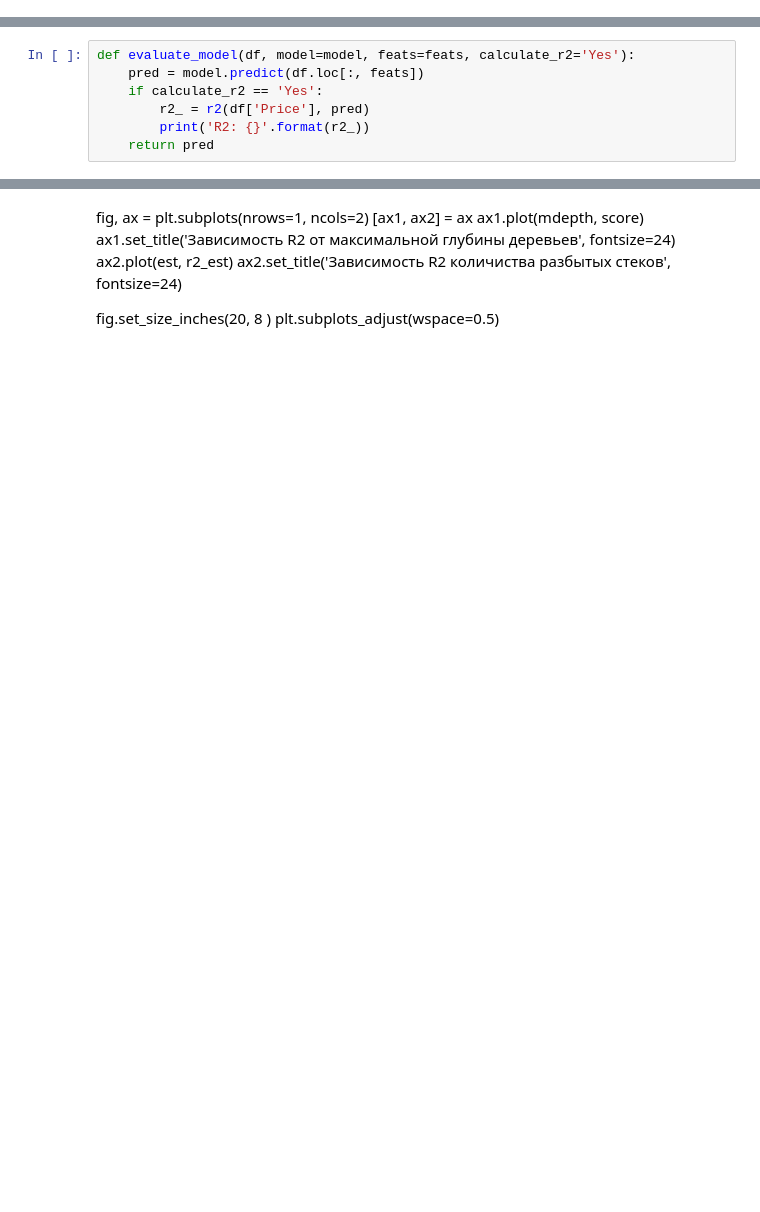
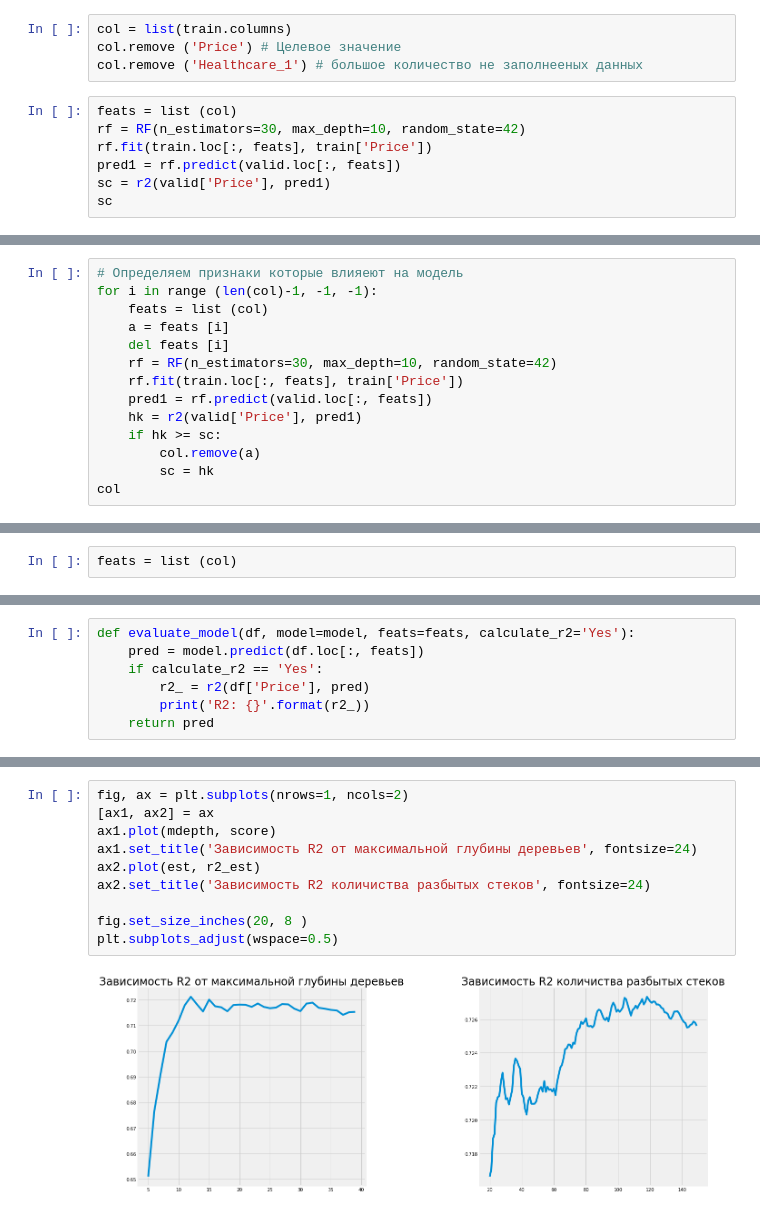
Before and after one commit to Valdert-13/Python-for-Data-Science, a Jupyter notebook: Проект/Проект.ipynb, the cells around one changed output, grey strips where cells are left out. Saved outputs shown, nothing was run; the diff lists cells and outputs as text; blank space fills up the shorter version.

```diff
--- a/Проект/Проект.ipynb
+++ b/Проект/Проект.ipynb
@@ -257,0 +270,11 @@ feats_1.remove('Id') # Т.к. индификатор не должен влия
+# %%
+col = list(train.columns)
+col.remove ('Price') # Целевое значение
+col.remove ('Healthcare_1') # большое количество не заполнееных данных
+# %%
+feats = list (col)
+rf = RF(n_estimators=30, max_depth=10, random_state=42)
+rf.fit(train.loc[:, feats], train['Price'])
+pred1 = rf.predict(valid.loc[:, feats])
+sc = r2(valid['Price'], pred1)
+sc
@@ -257,0 +283,14 @@ feats_1.remove('Id') # Т.к. индификатор не должен влия
+# %%
+# Определяем признаки которые влияеют на модель
+for i in range (len(col)-1, -1, -1):
+    feats = list (col)
+    a = feats [i]
+    del feats [i]
+    rf = RF(n_estimators=30, max_depth=10, random_state=42)
+    rf.fit(train.loc[:, feats], train['Price'])
+    pred1 = rf.predict(valid.loc[:, feats])
+    hk = r2(valid['Price'], pred1)
+    if hk >= sc:
+        col.remove(a)
+        sc = hk
+col
@@ -258 +314,3 @@ feats_1.remove('Id') # Т.к. индификатор не должен влия
+# %%
+feats = list (col)
 # %%
@@ -350,10 +373,12 @@ print('Лучший показатель R2 =', max_est,'получается п
-# %% [markdown]
-fig, ax = plt.subplots(nrows=1, ncols=2)
-[ax1, ax2] = ax
-ax1.plot(mdepth, score)
-ax1.set_title('Зависимость R2 от максимальной глубины деревьев', fontsize=24)
-ax2.plot(est, r2_est)
-ax2.set_title('Зависимость R2 количиства разбытых стеков', fontsize=24)
-
-fig.set_size_inches(20, 8 )
-plt.subplots_adjust(wspace=0.5)
+# %%
+fig, ax = plt.subplots(nrows=1, ncols=2)
+[ax1, ax2] = ax
+ax1.plot(mdepth, score)
+ax1.set_title('Зависимость R2 от максимальной глубины деревьев', fontsize=24)
+ax2.plot(est, r2_est)
+ax2.set_title('Зависимость R2 количиства разбытых стеков', fontsize=24)
+
+fig.set_size_inches(20, 8 )
+plt.subplots_adjust(wspace=0.5)
+# %% [output]
+[figure, added]
```
Also changed, not shown: parts of 36 cells of this notebook.
